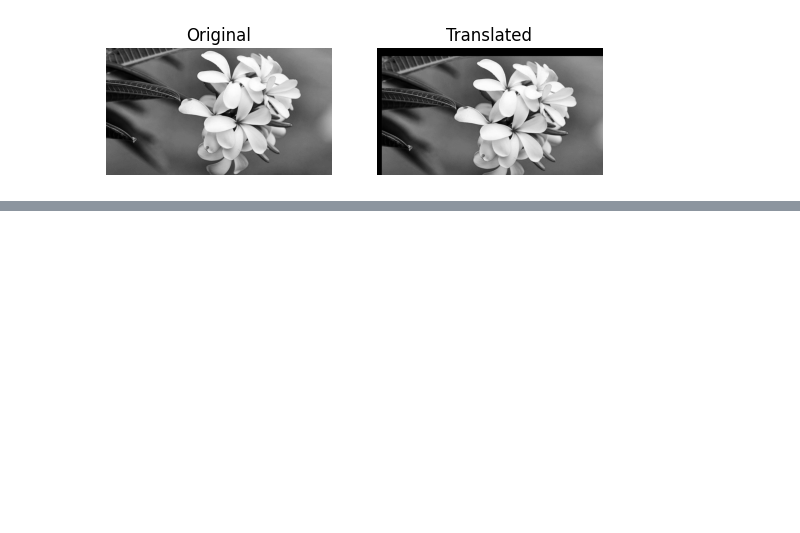
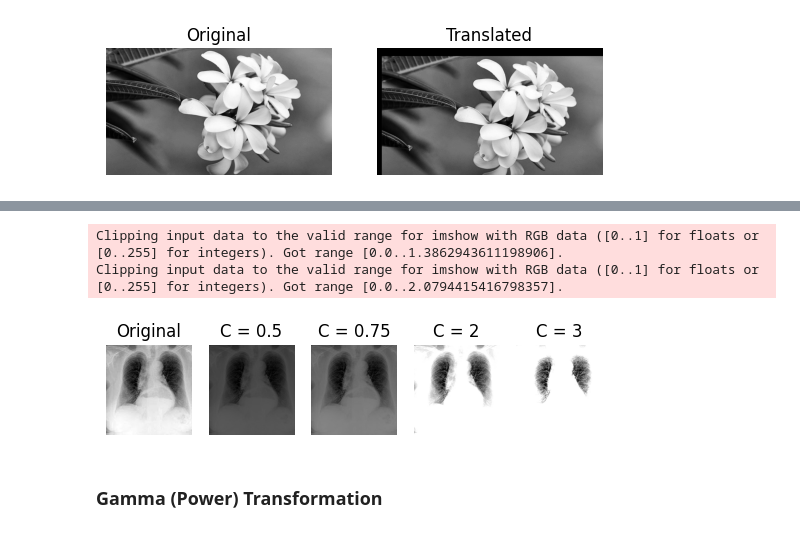
Before and after one commit to aqnaazmy/pengolahanCitra, a Jupyter notebook: week2/imageEnhancement.ipynb, the cells around one changed output, grey strips where cells are left out. Drawn from its saved outputs; the diff is of its cells as text; code cells hidden in the pictures; blank space fills up the shorter version.

```diff
--- a/week2/imageEnhancement.ipynb
+++ b/week2/imageEnhancement.ipynb
@@ -40,0 +57,28 @@ plt.show()
+# %%
+a = i1/255
+c1 = 0.5
+c2 = 2
+c3 = 0.75
+c4 = 3
+f1 = c1*np.log(1 + (a))
+f2 = c2*np.log(1 + (a))
+f3 = c3*np.log(1 + (a))
+f4 = c4*np.log(1 + (a))
+# %%
+plt.subplot(1,5,1); plt.imshow(i1)
+plt.title('Original'); plt.axis("off")
+plt.subplot(1,5,2); plt.imshow(f1)
+plt.title('C = 0.5'); plt.axis("off")
+plt.subplot(1,5,4); plt.imshow(f2)
+plt.title('C = 2'); plt.axis("off")
+plt.subplot(1,5,3); plt.imshow(f3)
+plt.title('C = 0.75'); plt.axis("off")
+plt.subplot(1,5,5); plt.imshow(f4)
+plt.title('C = 3'); plt.axis("off")
+plt.show()
+# %% [output]
+Clipping input data to the valid range for imshow with RGB data ([0..1] for floats or [0..255] for integers). Got range [0.0..1.3862943611198906].
+Clipping input data to the valid range for imshow with RGB data ([0..1] for floats or [0..255] for integers). Got range [0.0..2.0794415416798357].
+[figure, added]
+# %% [markdown]
+### Gamma (Power) Transformation
```
Also changed, not shown: parts of 21 cells of this notebook.
